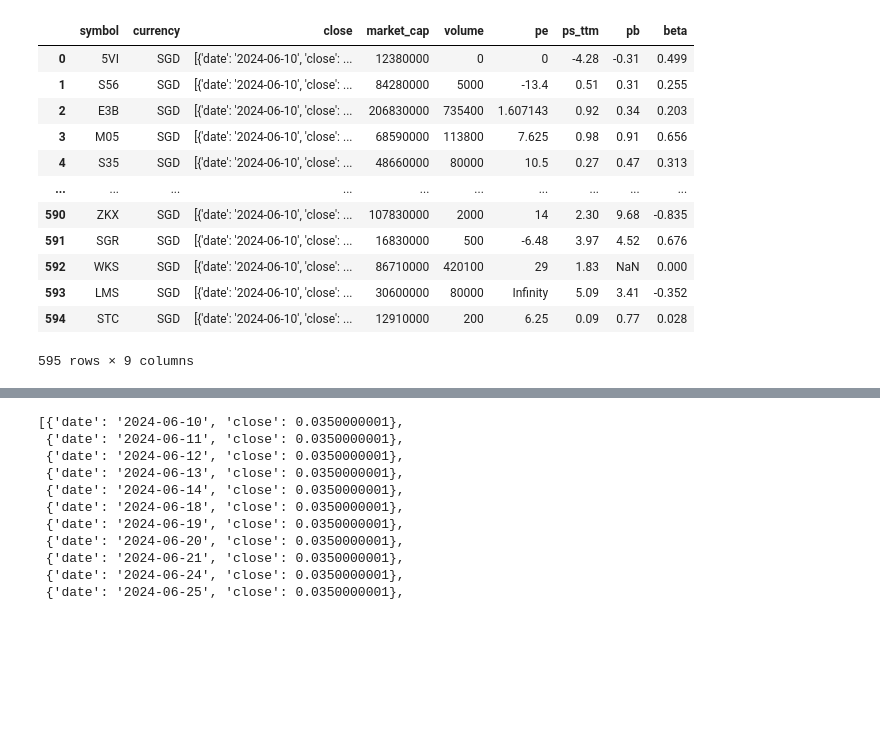
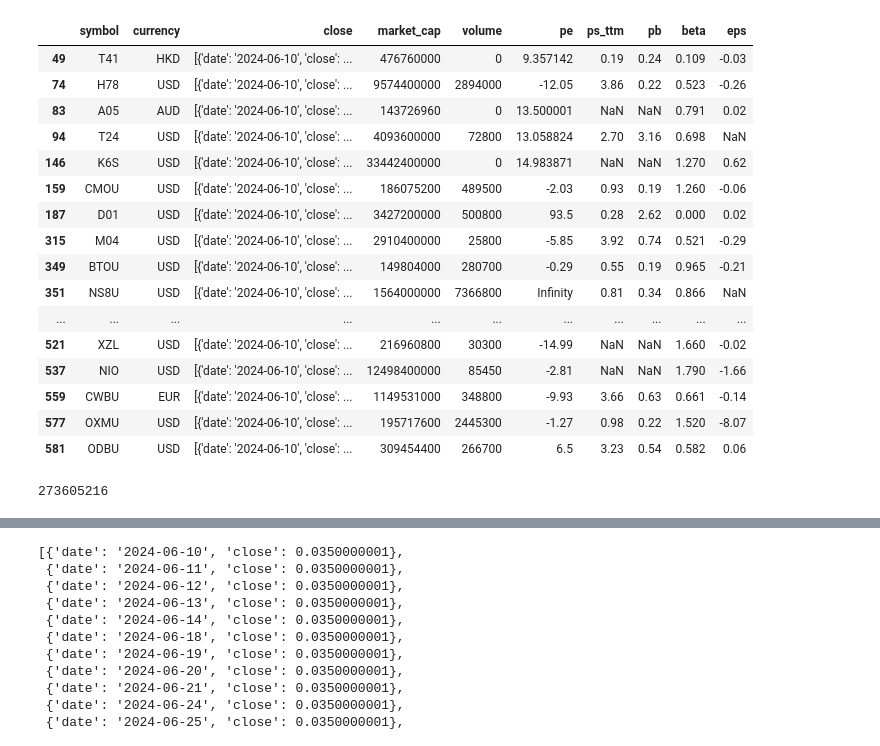
Before and after one commit to supertypeai/sectors_sg_my_data_updater, a Jupyter notebook: sg_my_scraper.ipynb, the cells around one changed output, grey strips where cells are left out. Saved outputs shown, nothing was run; the diff lists cells and outputs as text; code cells hidden in the pictures; blank space fills up the shorter version.

```diff
--- a/sg_my_scraper.ipynb
+++ b/sg_my_scraper.ipynb
@@ -153,16 +283,28 @@ S51.SI: No data found, symbol may be delisted
 # %%
-data_db[["symbol", "currency","close", "market_cap", "volume", "pe", "ps_ttm", "pb", "beta"]]
+data_db[data_db["currency"] != "SGD"][["symbol", "currency","close", "market_cap", "volume", "pe", "ps_ttm", "pb", "beta", "eps"]]
 # %% [output]
-|  | symbol | currency | close | market_cap | volume | pe | ps_ttm | pb | beta |
-| 0 | 5VI | SGD | [{'date': '2024-06-10', 'close': ... | 12380000 | 0 | 0 | -4.28 | -0.31 | 0.499 |
-| 1 | S56 | SGD | [{'date': '2024-06-10', 'close': ... | 84280000 | 5000 | -13.4 | 0.51 | 0.31 | 0.255 |
-| 2 | E3B | SGD | [{'date': '2024-06-10', 'close': ... | 206830000 | 735400 | 1.607143 | 0.92 | 0.34 | 0.203 |
-| 3 | M05 | SGD | [{'date': '2024-06-10', 'close': ... | 68590000 | 113800 | 7.625 | 0.98 | 0.91 | 0.656 |
-| 4 | S35 | SGD | [{'date': '2024-06-10', 'close': ... | 48660000 | 80000 | 10.5 | 0.27 | 0.47 | 0.313 |
-| ... | ... | ... | ... | ... | ... | ... | ... | ... | ... |
-| 590 | ZKX | SGD | [{'date': '2024-06-10', 'close': ... | 107830000 | 2000 | 14 | 2.30 | 9.68 | -0.835 |
-| 591 | SGR | SGD | [{'date': '2024-06-10', 'close': ... | 16830000 | 500 | -6.48 | 3.97 | 4.52 | 0.676 |
-| 592 | WKS | SGD | [{'date': '2024-06-10', 'close': ... | 86710000 | 420100 | 29 | 1.83 | NaN | 0.000 |
-| 593 | LMS | SGD | [{'date': '2024-06-10', 'close': ... | 30600000 | 80000 | Infinity | 5.09 | 3.41 | -0.352 |
-| 594 | STC | SGD | [{'date': '2024-06-10', 'close': ... | 12910000 | 200 | 6.25 | 0.09 | 0.77 | 0.028 |
+|  | symbol | currency | close | market_cap | volume | pe | ps_ttm | pb | beta | eps |
+| 49 | T41 | HKD | [{'date': '2024-06-10', 'close': ... | 476760000 | 0 | 9.357142 | 0.19 | 0.24 | 0.109 | -0.03 |
+| 74 | H78 | USD | [{'date': '2024-06-10', 'close': ... | 9574400000 | 2894000 | -12.05 | 3.86 | 0.22 | 0.523 | -0.26 |
+| 83 | A05 | AUD | [{'date': '2024-06-10', 'close': ... | 143726960 | 0 | 13.500001 | NaN | NaN | 0.791 | 0.02 |
+| 94 | T24 | USD | [{'date': '2024-06-10', 'close': ... | 4093600000 | 72800 | 13.058824 | 2.70 | 3.16 | 0.698 | NaN |
+| 146 | K6S | USD | [{'date': '2024-06-10', 'close': ... | 33442400000 | 0 | 14.983871 | NaN | NaN | 1.270 | 0.62 |
+| 159 | CMOU | USD | [{'date': '2024-06-10', 'close': ... | 186075200 | 489500 | -2.03 | 0.93 | 0.19 | 1.260 | -0.06 |
+| 187 | D01 | USD | [{'date': '2024-06-10', 'close': ... | 3427200000 | 500800 | 93.5 | 0.28 | 2.62 | 0.000 | 0.02 |
+| 315 | M04 | USD | [{'date': '2024-06-10', 'close': ... | 2910400000 | 25800 | -5.85 | 3.92 | 0.74 | 0.521 | -0.29 |
+| 349 | BTOU | USD | [{'date': '2024-06-10', 'close': ... | 149804000 | 280700 | -0.29 | 0.55 | 0.19 | 0.965 | -0.21 |
+| 351 | NS8U | USD | [{'date': '2024-06-10', 'close': ... | 1564000000 | 7366800 | Infinity | 0.81 | 0.34 | 0.866 | NaN |
+| ... | ... | ... | ... | ... | ... | ... | ... | ... | ... | ... |
+| 521 | XZL | USD | [{'date': '2024-06-10', 'close': ... | 216960800 | 30300 | -14.99 | NaN | NaN | 1.660 | -0.02 |
+| 537 | NIO | USD | [{'date': '2024-06-10', 'close': ... | 12498400000 | 85450 | -2.81 | NaN | NaN | 1.790 | -1.66 |
+| 559 | CWBU | EUR | [{'date': '2024-06-10', 'close': ... | 1149531000 | 348800 | -9.93 | 3.66 | 0.63 | 0.661 | -0.14 |
+| 577 | OXMU | USD | [{'date': '2024-06-10', 'close': ... | 195717600 | 2445300 | -1.27 | 0.98 | 0.22 | 1.520 | -8.07 |
+| 581 | ODBU | USD | [{'date': '2024-06-10', 'close': ... | 309454400 | 266700 | 6.5 | 3.23 | 0.54 | 0.582 | 0.06 |
-595 rows × 9 columns
+# %%
+rate = float(data["USD"]["SGD"])
+temp = yf.Ticker("T24.SI")
+yf_data = temp.info
+mcap = yf_data["marketCap"]
+mcap
+# %% [output]
+273605216
```
Also changed, not shown: parts of 35 cells of this notebook, 1 other file.
